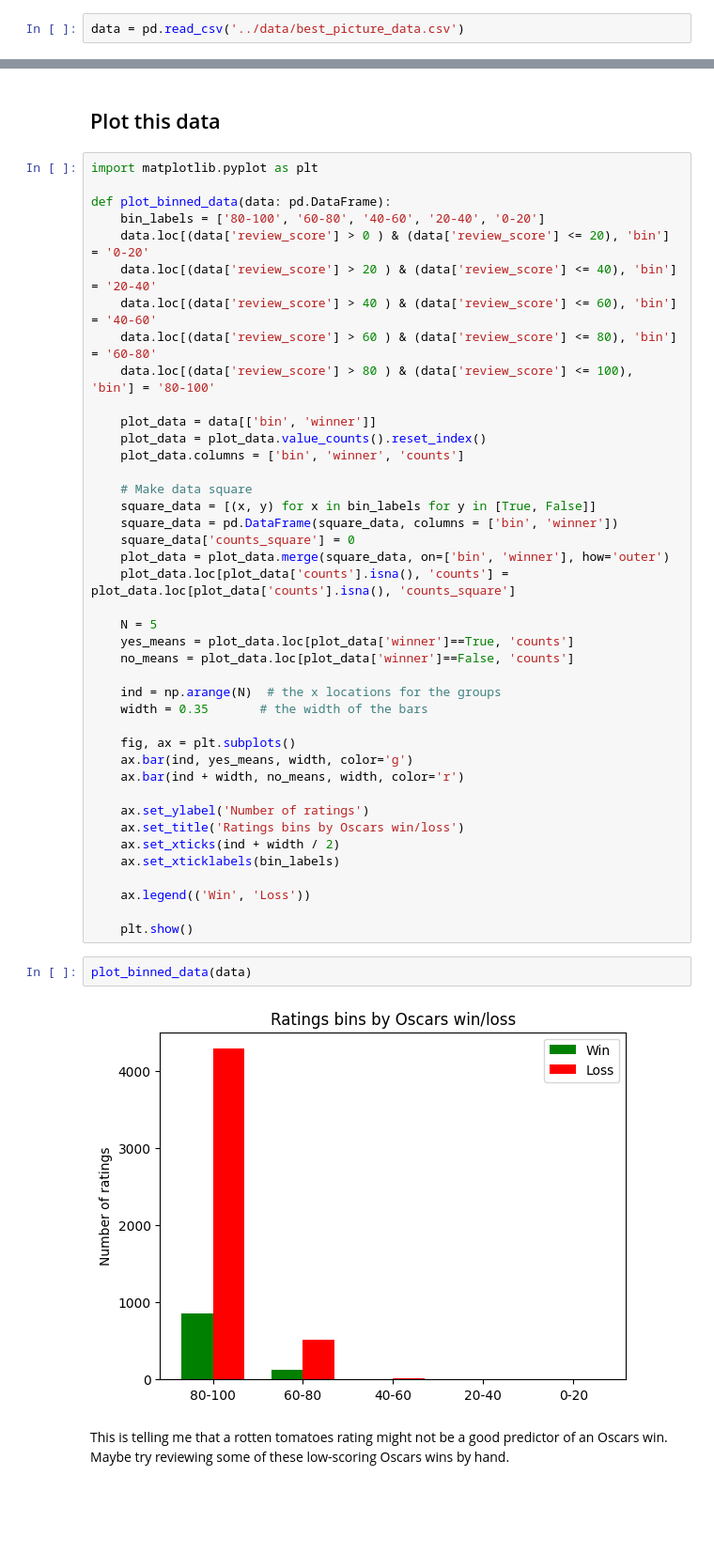
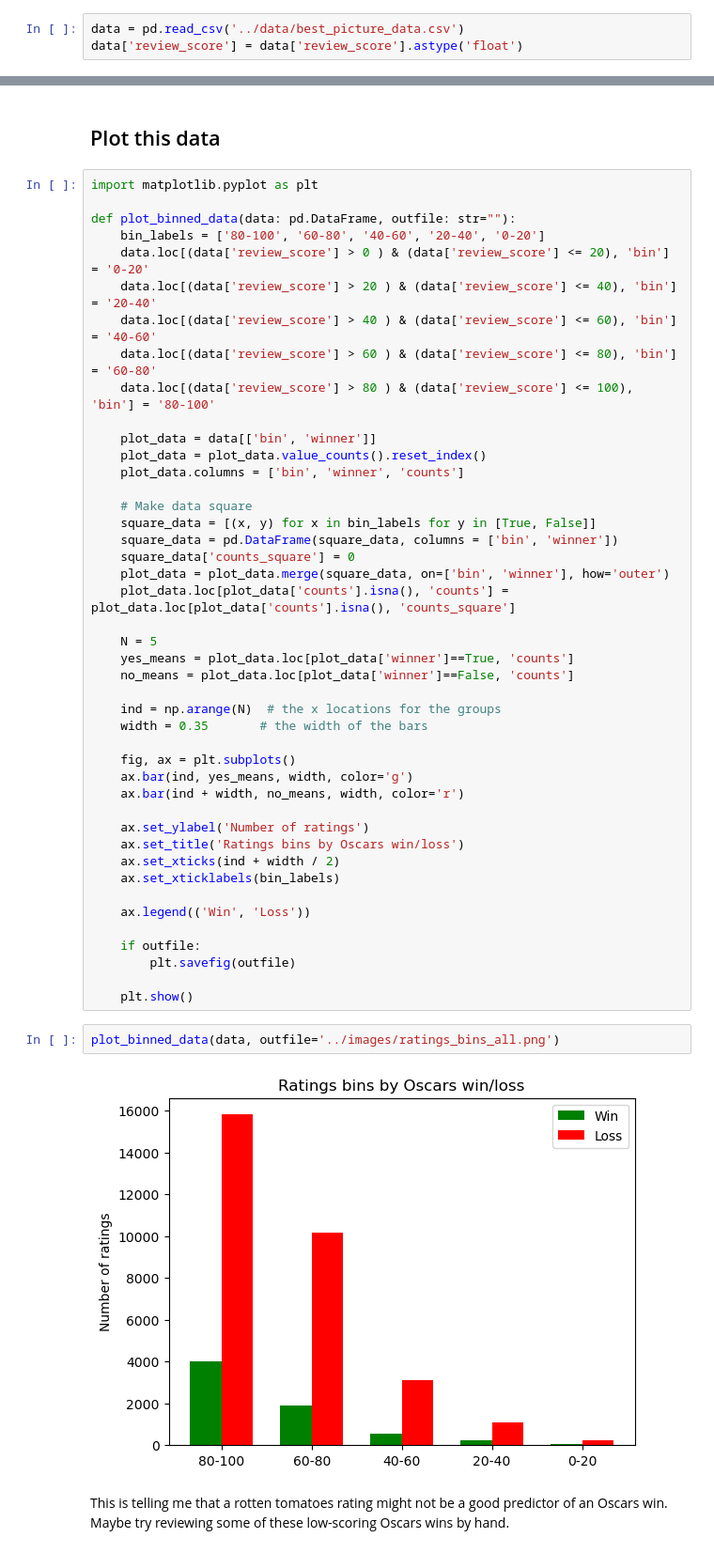
Before and after one commit to Jonathan-Alexander/DATA515-RottenTomatoesAnalysis, a Jupyter notebook: rotten_tomatoes/q1_modeling.ipynb, the cells around one changed output, grey strips where cells are left out. Shown: that part at 94% size. Drawn from its saved outputs; the diff is of its cells as text; blank space fills up the shorter version.

```diff
--- a/rotten_tomatoes/q1_modeling.ipynb
+++ b/rotten_tomatoes/q1_modeling.ipynb
@@ -12,6 +16,7 @@ from sklearn.metrics import confusion_matrix, ConfusionMatrixDisplay, accuracy_s
 ## Prepare data
 # %%
 data = pd.read_csv('../data/best_picture_data.csv')
+data['review_score'] = data['review_score'].astype('float')
 # %%
 data.head()
 # %% [output]
@@ -26,7 +31,7 @@ data.head()
 # %%
 import matplotlib.pyplot as plt
 
-def plot_binned_data(data: pd.DataFrame):
+def plot_binned_data(data: pd.DataFrame, outfile: str=""):
     bin_labels = ['80-100', '60-80', '40-60', '20-40', '0-20']
     data.loc[(data['review_score'] > 0 ) & (data['review_score'] <= 20), 'bin'] = '0-20'
     data.loc[(data['review_score'] > 20 ) & (data['review_score'] <= 40), 'bin'] = '20-40'
@@ -63,11 +68,14 @@ def plot_binned_data(data: pd.DataFrame):
 
     ax.legend(('Win', 'Loss'))
 
+    if outfile:
+        plt.savefig(outfile)
+
     plt.show()
 # %%
-plot_binned_data(data)
+plot_binned_data(data, outfile='../images/ratings_bins_all.png')
 # %% [output]
-[figure, old version]
+[figure, new version]
 # %% [markdown]
 This is telling me that a rotten tomatoes rating might not be a good predictor of an Oscars win.
 Maybe try reviewing some of these low-scoring Oscars wins by hand.
```
Also changed, not shown: parts of 44 cells of this notebook, 5 other files.
